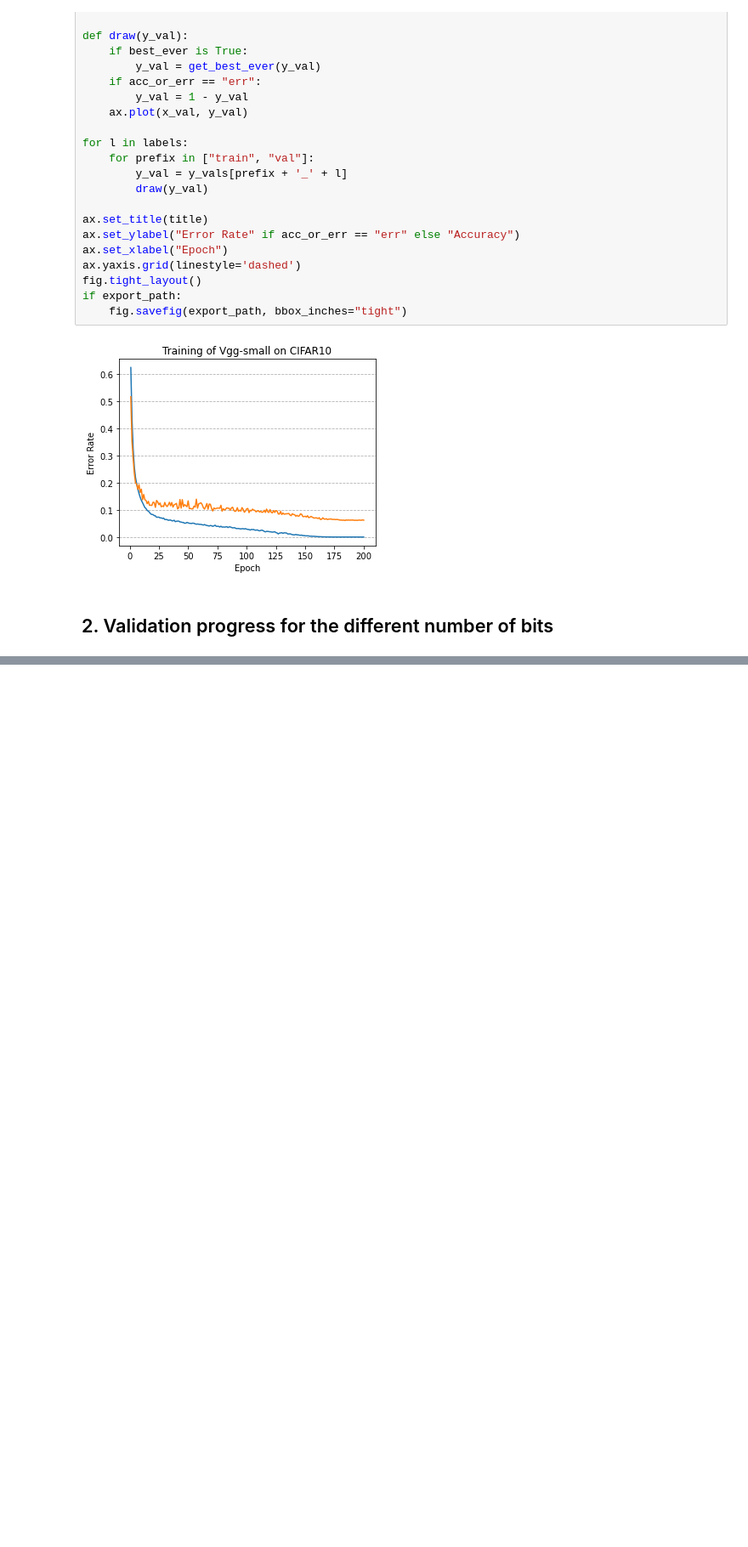
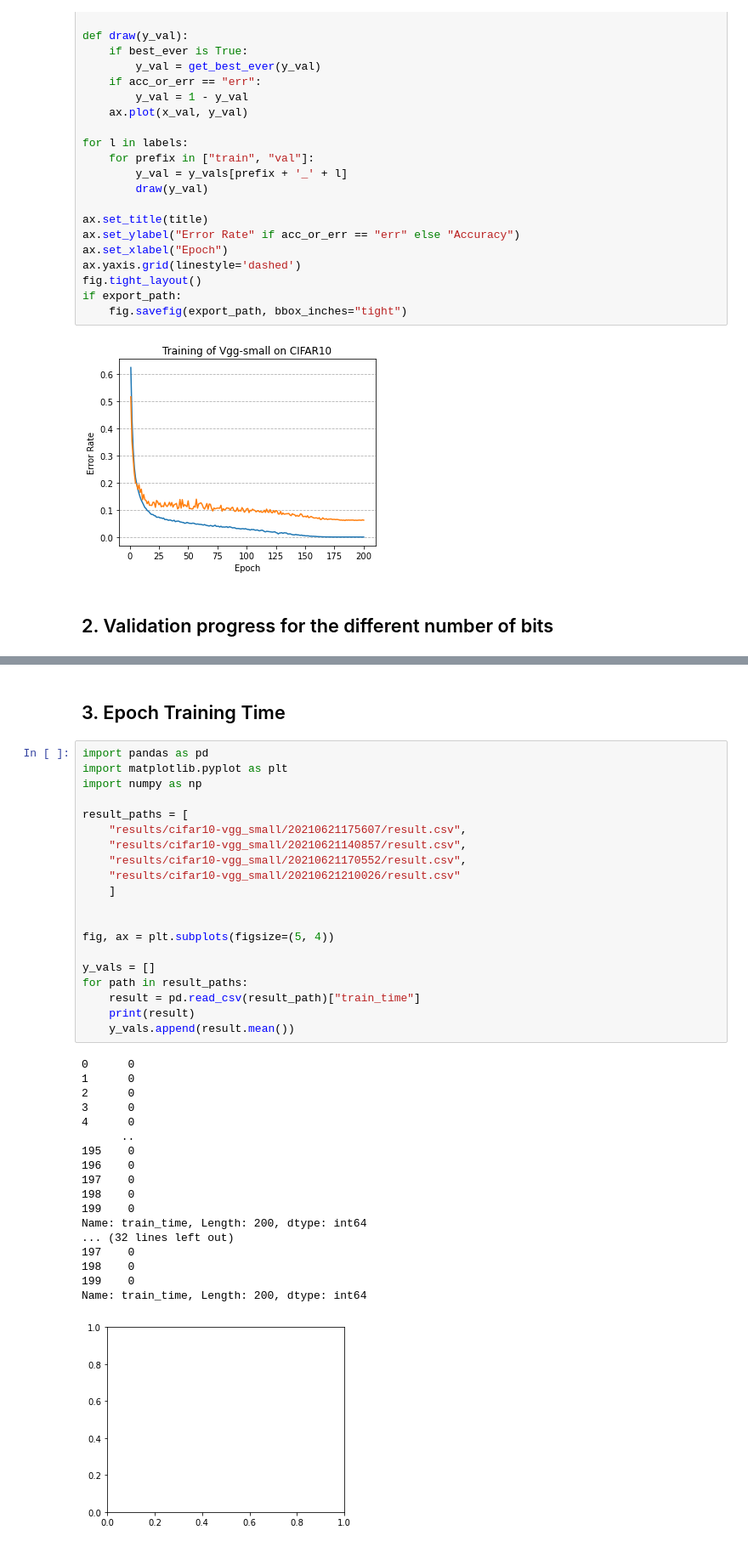
Before and after one commit to qinglu0330/DNN-weight-search, a Jupyter notebook: visualize.ipynb, the cells around one changed output, grey strips where cells are left out. Shown at 85% size. Cells and saved outputs as stored; diff of their text form; blank space fills up the shorter version.

```diff
--- a/visualize.ipynb
+++ b/visualize.ipynb
@@ -107,0 +108,41 @@ if export_path:
+# %% [markdown]
+## 3. Epoch Training Time
+# %%
+import pandas as pd
+import matplotlib.pyplot as plt
+import numpy as np
+
+result_paths = [
+    "results/cifar10-vgg_small/20210621175607/result.csv",
+    "results/cifar10-vgg_small/20210621140857/result.csv",
+    "results/cifar10-vgg_small/20210621170552/result.csv",
+    "results/cifar10-vgg_small/20210621210026/result.csv"
+    ]
+
+
+fig, ax = plt.subplots(figsize=(5, 4))
+
+y_vals = []
+for path in result_paths:
+    result = pd.read_csv(result_path)["train_time"]
+    print(result)
+    y_vals.append(result.mean())
+# %% [output]
+0      0
+1      0
+2      0
+3      0
+4      0
+      ..
+195    0
+196    0
+197    0
+198    0
+199    0
+Name: train_time, Length: 200, dtype: int64
+... (32 lines left out)
+197    0
+198    0
+199    0
+Name: train_time, Length: 200, dtype: int64
+[figure, added]
```
Also changed, not shown: parts of 1 cell of this notebook, 2 other files.
